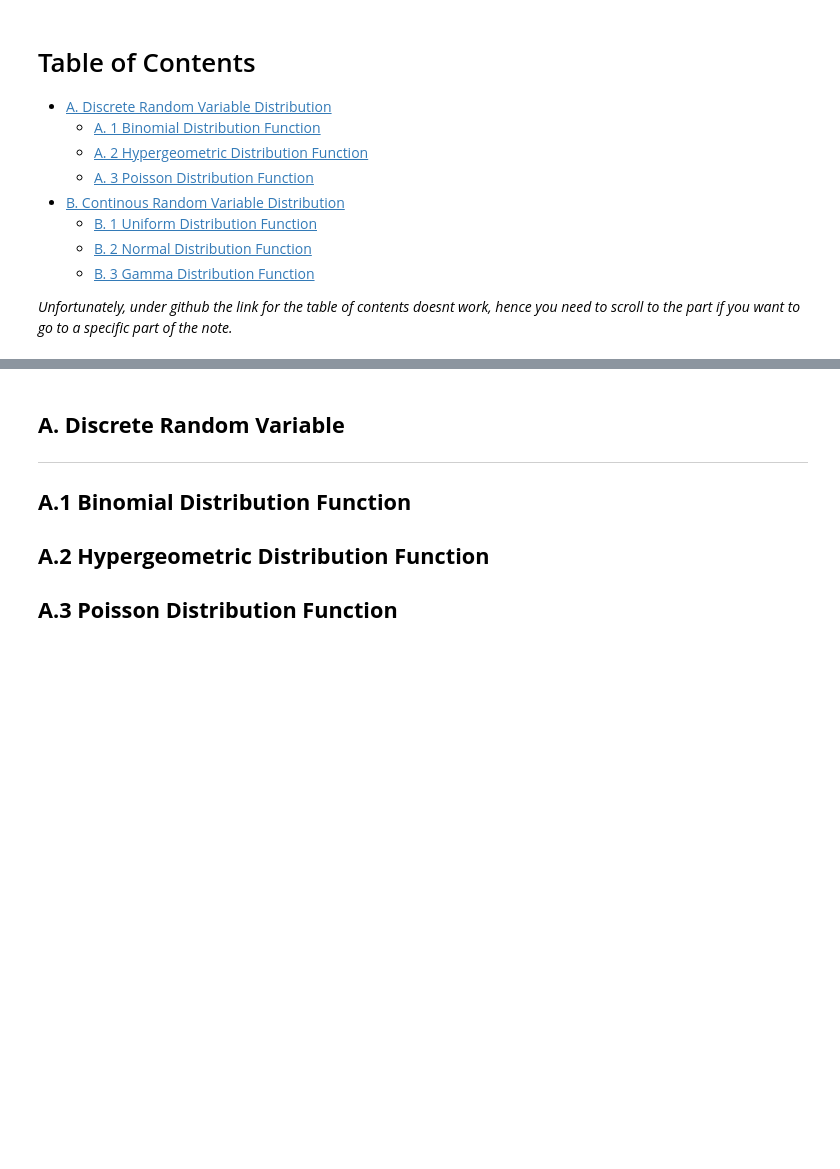
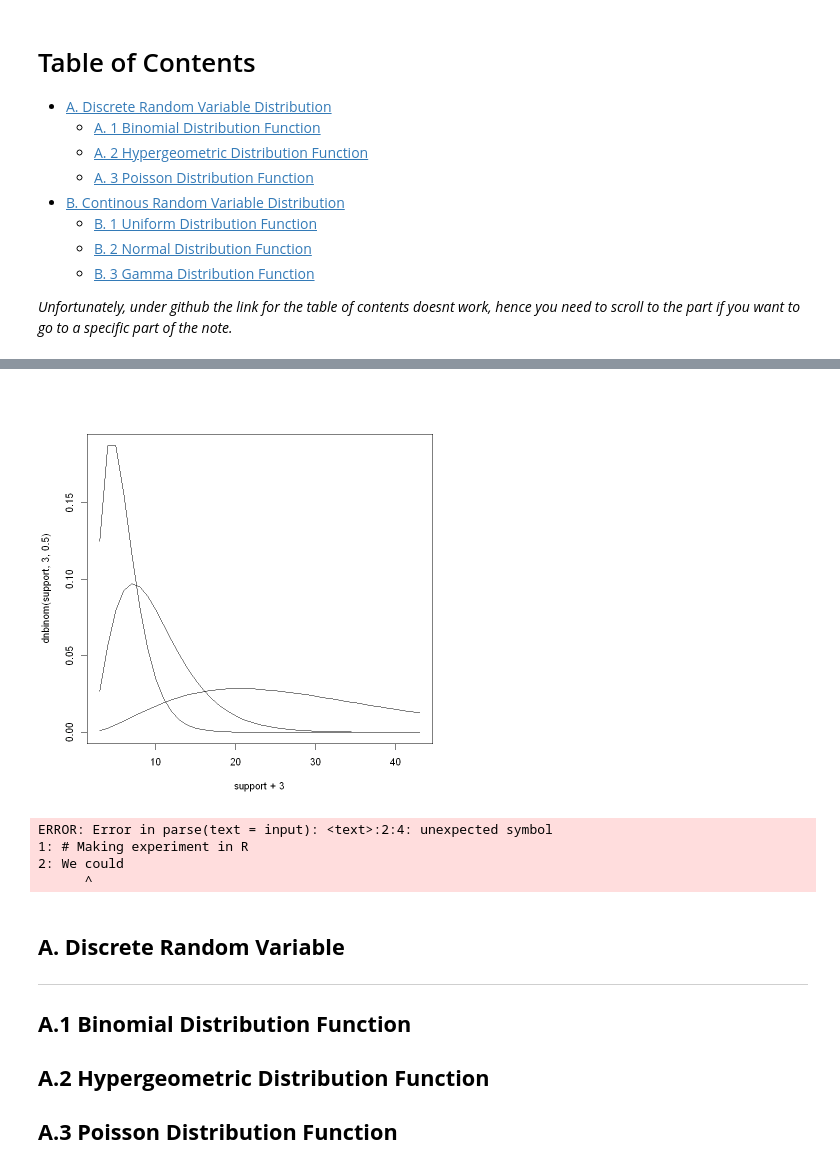
Before and after one commit to ansyaku/Statistika3_UGM_ipynb, a Jupyter notebook: Tugas Pertemuan 3 Statistika.ipynb, the cells around one changed output, grey strips where cells are left out. Cells and saved outputs as stored; diff of their text form; code cells hidden in the pictures; blank space fills up the shorter version.

```diff
--- a/Tugas Pertemuan 3 Statistika.ipynb
+++ b/Tugas Pertemuan 3 Statistika.ipynb
@@ -21,0 +32,15 @@
+# %%
+support <- 0:40
+plot(support+3, dnbinom(support,3,0.5), type="l")
+points(support+3, dnbinom(support,3,0.3), type="l")
+points(support+3, dnbinom(support,3,0.1), type="l")
+# %% [output]
+[figure, added]
+# %%
+# Making experiment in R
+We could make any experiment in R using `sample` function.
+# %% [output]
+ERROR: Error in parse(text = input): <text>:2:4: unexpected symbol
+1: # Making experiment in R
+2: We could
+      ^
```
Also changed, not shown: parts of 34 cells of this notebook, 1 other file.
